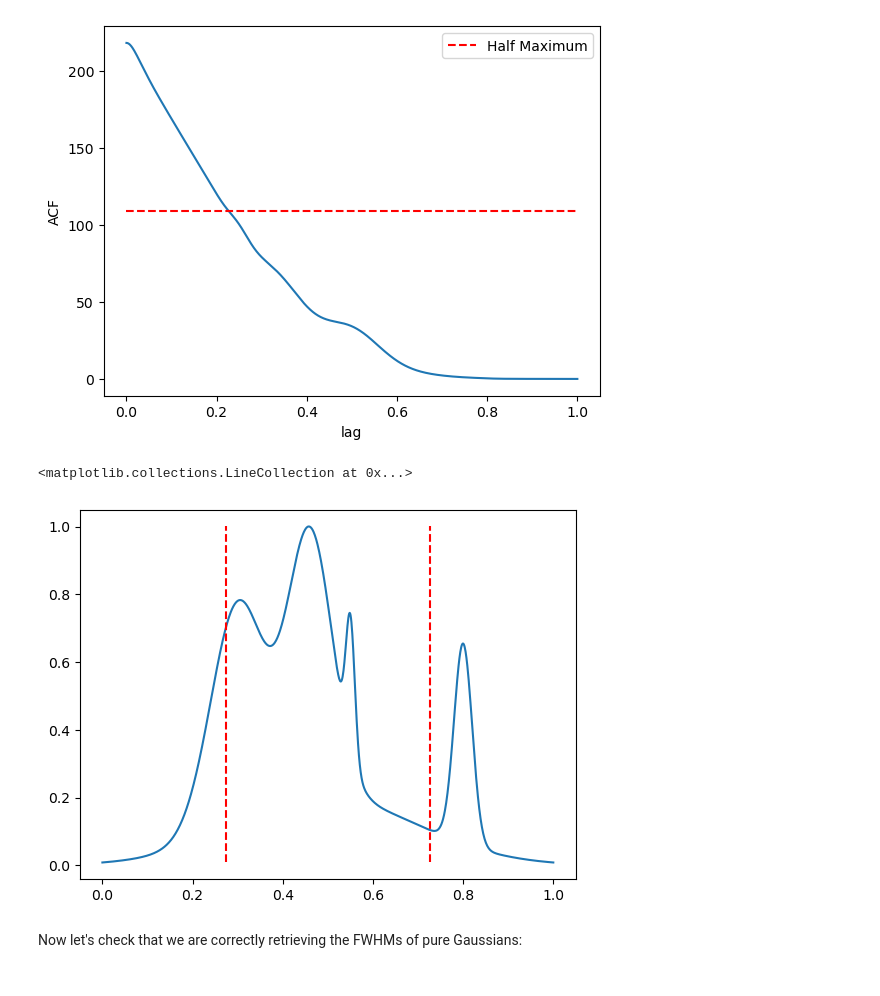
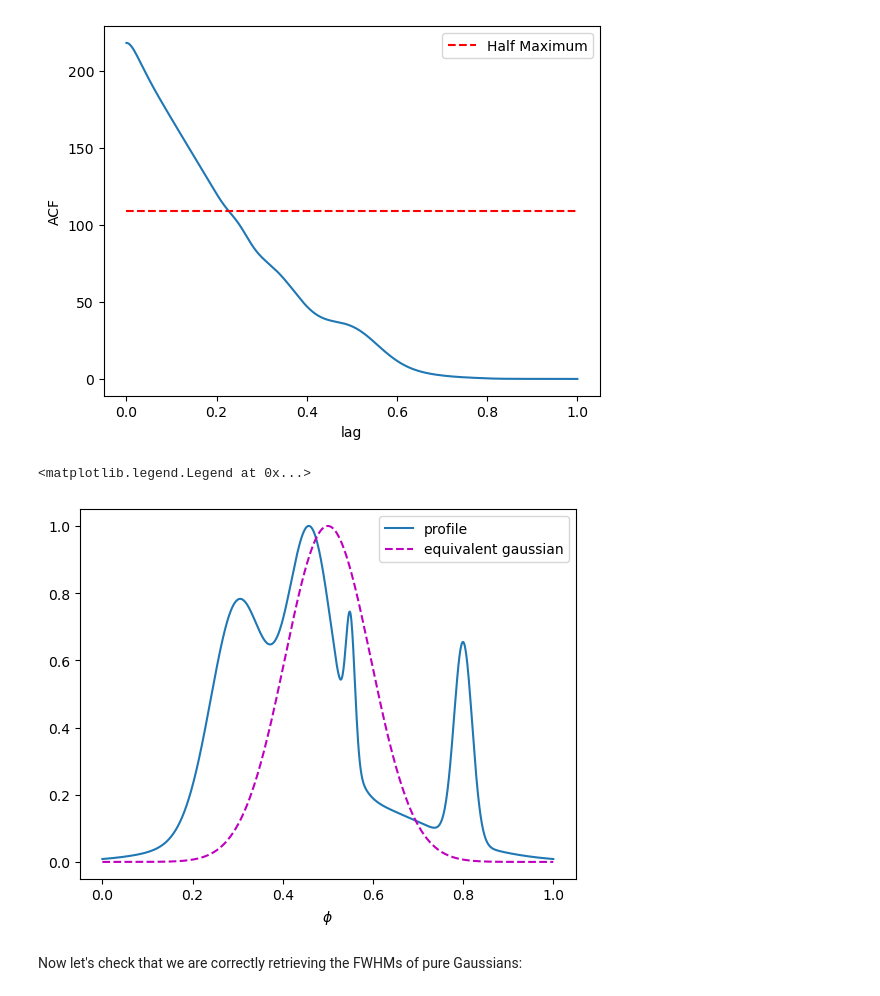
Before and after one commit to reyniersquillace/RadioTime, a Jupyter notebook: notebooks/acf_width.ipynb, the cells around one changed output. Cells and saved outputs as stored; diff of their text form; code cells hidden in the pictures.

Commit message:
Notebook to show ACF calculation of equivalent width

```diff
--- a/notebooks/acf_width.ipynb
+++ b/notebooks/acf_width.ipynb
@@ -37,14 +37,16 @@ plt.legend()
 <matplotlib.legend.Legend at 0x...>
 [figure]
 # %%
-fwhm = 2 *hwhm
-center_idx = int(len(phi) / 2)
-plt.plot(phi, prof)
-plt.vlines(phi[center_idx - hwhm_idx], min(prof), max(prof), 'r', linestyle = '--')
-plt.vlines(phi[center_idx + hwhm_idx], min(prof), max(prof), 'r', linestyle = '--')
+fwhm = 2 *hwhm / np.sqrt(2) #for acf scaling conversion
+equivalent_gaussian = gaussian(phi, fwhm / 2.355, 0.5)
+equivalent_gaussian /= max(equivalent_gaussian)
+plt.plot(phi, prof, label = 'profile')
+plt.plot(phi, equivalent_gaussian, 'm--', label = 'equivalent gaussian')
+plt.xlabel(r'$\phi$')
+plt.legend()
 # %% [output]
-<matplotlib.collections.LineCollection at 0x...>
+<matplotlib.legend.Legend at 0x...>
-[figure, old version]
+[figure, new version]
 # %% [markdown]
 Now let's check that we are correctly retrieving the FWHMs of pure Gaussians:
 # %%
```
